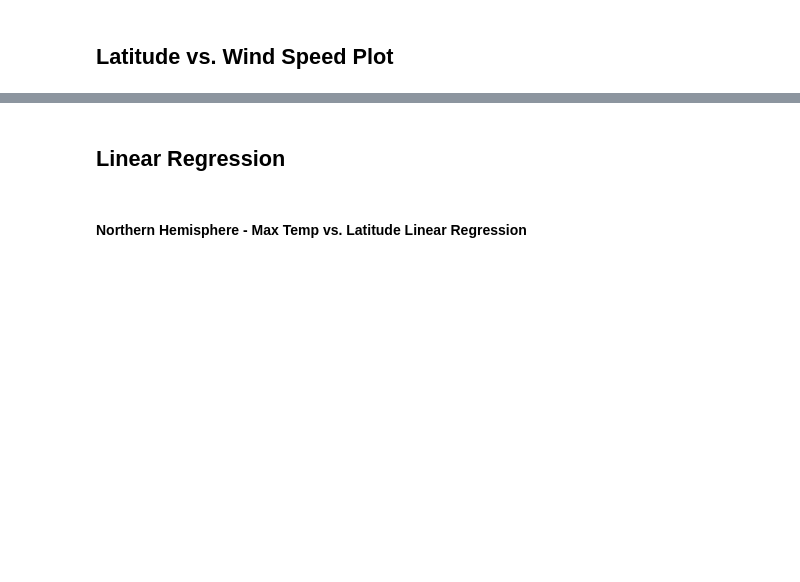
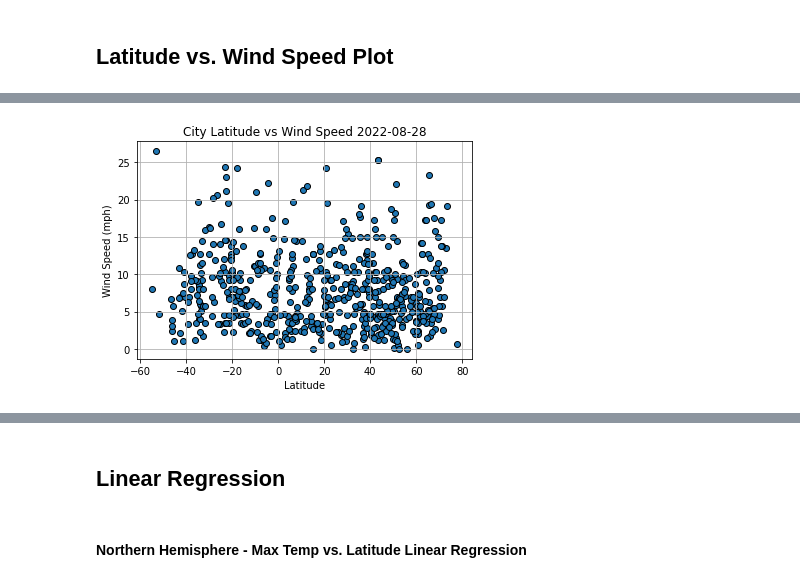
Before and after one commit to dabidma/python-api-challenge, a Jupyter notebook: WeatherPy/WeatherPy.ipynb, the cells around one changed output, grey strips where cells are left out. Drawn from its saved outputs; the diff is of its cells as text; code cells hidden in the pictures; blank space fills up the shorter version.

```diff
--- a/WeatherPy/WeatherPy.ipynb
+++ b/WeatherPy/WeatherPy.ipynb
@@ -215,0 +265,11 @@ plt.scatter(weather_df['Lat'],weather_df['Max Temp'])
+# %%
+plt.scatter(weather_df['Lat'],weather_df['Wind Speed'], edgecolors='black')
+plt.title(f'City Latitude vs Wind Speed {year_date_convert}')
+plt.xlabel('Latitude')
+plt.ylabel('Wind Speed (mph)')
+plt.grid(True)
+#save to outputs/images folder
+plt.savefig('output/Chart Images/city_latitude_vs_Wind Speed.png')
+plt.show()
+# %% [output]
+[figure, added]
```
Also changed, not shown: parts of 35 cells of this notebook, 5 other files.
